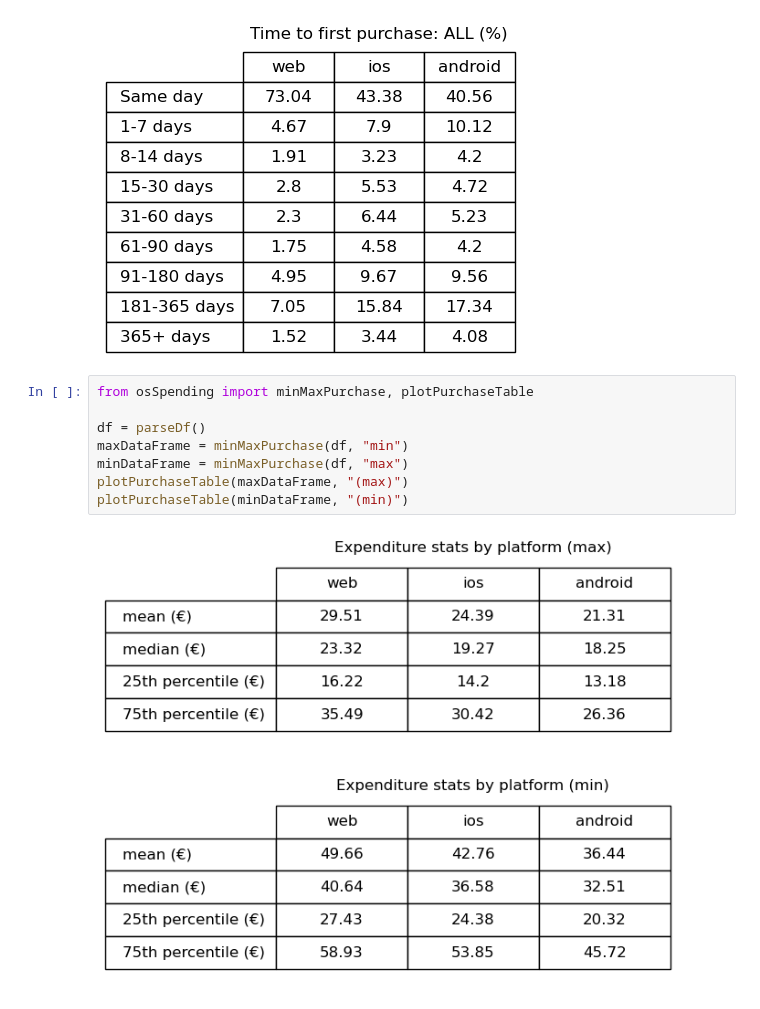
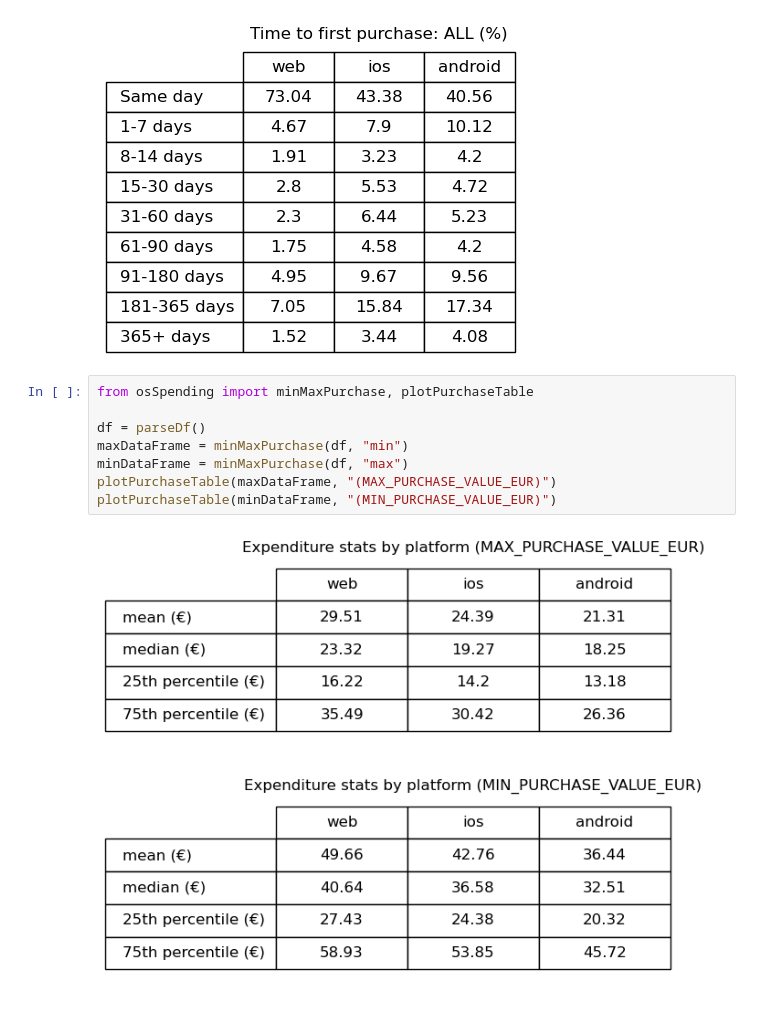
Before and after one commit to FjjDessoyCaraballo/restaurant-data, a Jupyter notebook: task2/notebook.ipynb, the cells around one changed output. Saved outputs shown, nothing was run; the diff lists cells and outputs as text.

```diff
--- a/task2/notebook.ipynb
+++ b/task2/notebook.ipynb
@@ -48,11 +37,11 @@ firstPurchase(df, "ALL")
 # %%
 from osSpending import minMaxPurchase, plotPurchaseTable
 
 df = parseDf()
 maxDataFrame = minMaxPurchase(df, "min")
 minDataFrame = minMaxPurchase(df, "max")
-plotPurchaseTable(maxDataFrame, "(max)")
-plotPurchaseTable(minDataFrame, "(min)")
+plotPurchaseTable(maxDataFrame, "(MAX_PURCHASE_VALUE_EUR)")
+plotPurchaseTable(minDataFrame, "(MIN_PURCHASE_VALUE_EUR)")
 # %% [output]
-[figure, old version]
+[figure, new version]
-[figure, old version]
+[figure, new version]
```
Also changed, not shown: parts of 1 cell of this notebook, 4 other files.
